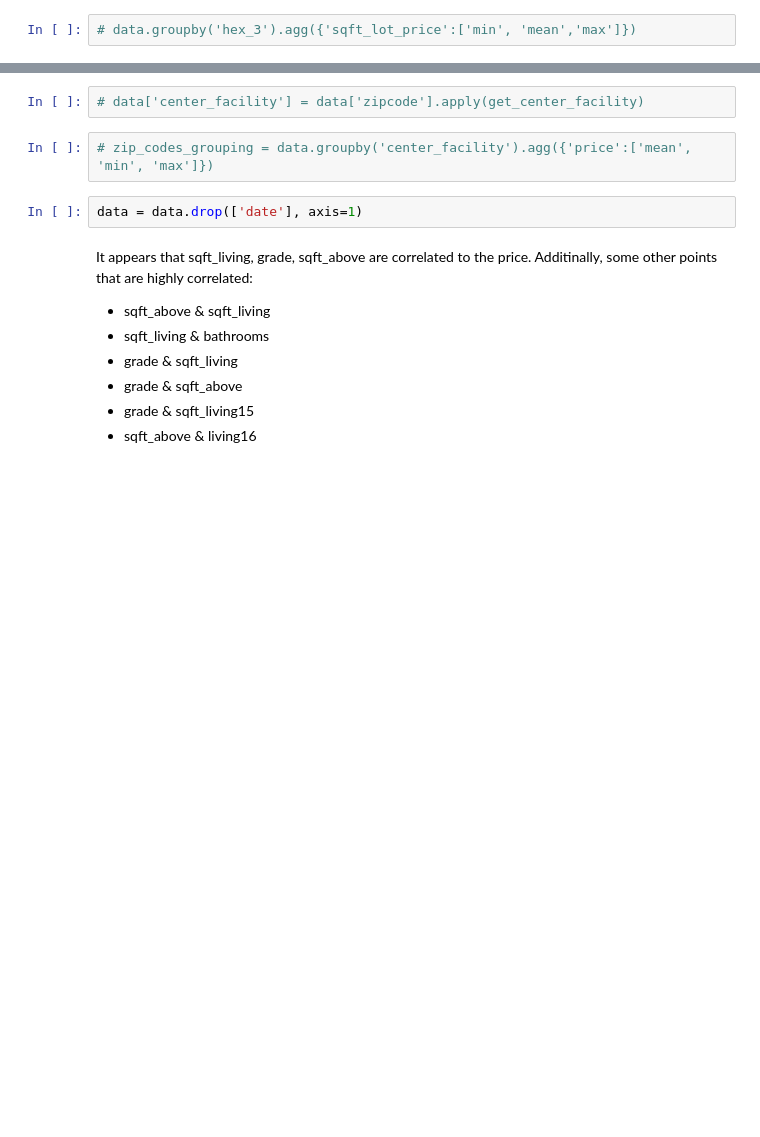
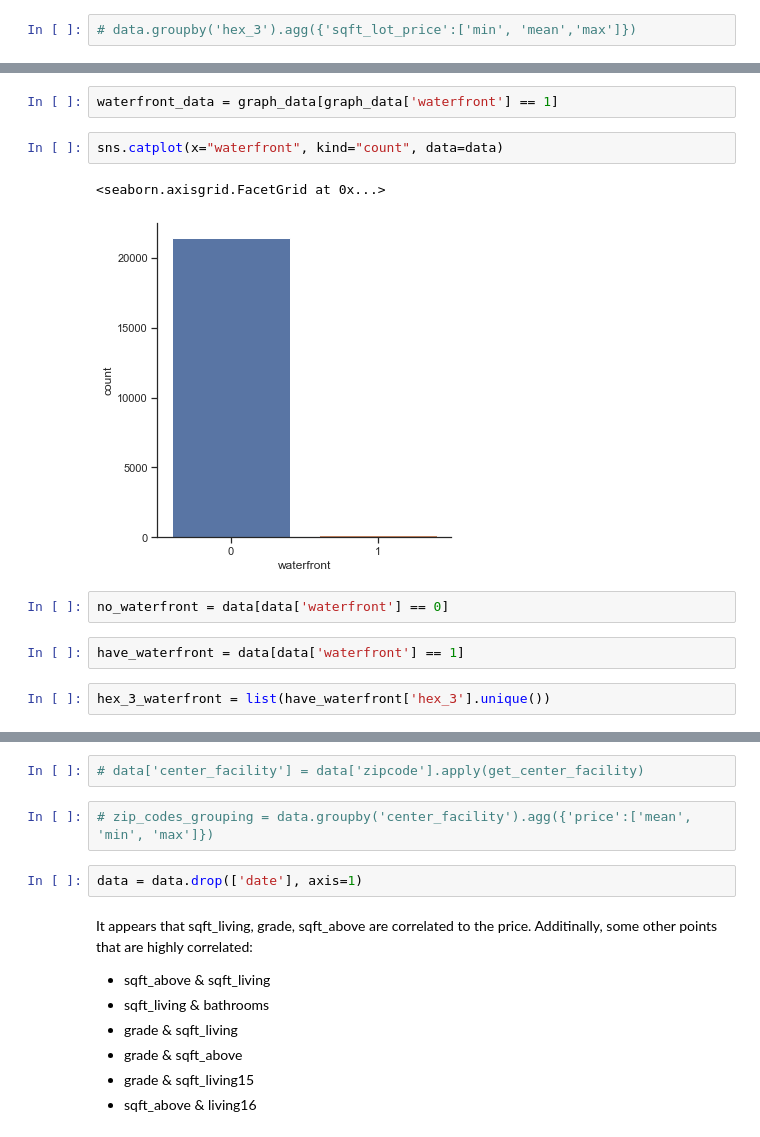
Before and after one commit to urgpan/quijoman, a Jupyter notebook: python/jonty_regression_model.ipynb, the cells around one changed output, grey strips where cells are left out. Drawn from its saved outputs; the diff is of its cells as text; blank space fills up the shorter version.

```diff
--- a/python/jonty_regression_model.ipynb
+++ b/python/jonty_regression_model.ipynb
@@ -270,0 +408,13 @@ dtype: object
+# %%
+waterfront_data = graph_data[graph_data['waterfront'] == 1]
+# %%
+sns.catplot(x="waterfront", kind="count", data=data)
+# %% [output]
+<seaborn.axisgrid.FacetGrid at 0x...>
+[figure, added]
+# %%
+no_waterfront = data[data['waterfront'] == 0]
+# %%
+have_waterfront = data[data['waterfront'] == 1]
+# %%
+hex_3_waterfront = list(have_waterfront['hex_3'].unique())
```
Also changed, not shown: parts of 34 cells of this notebook.
